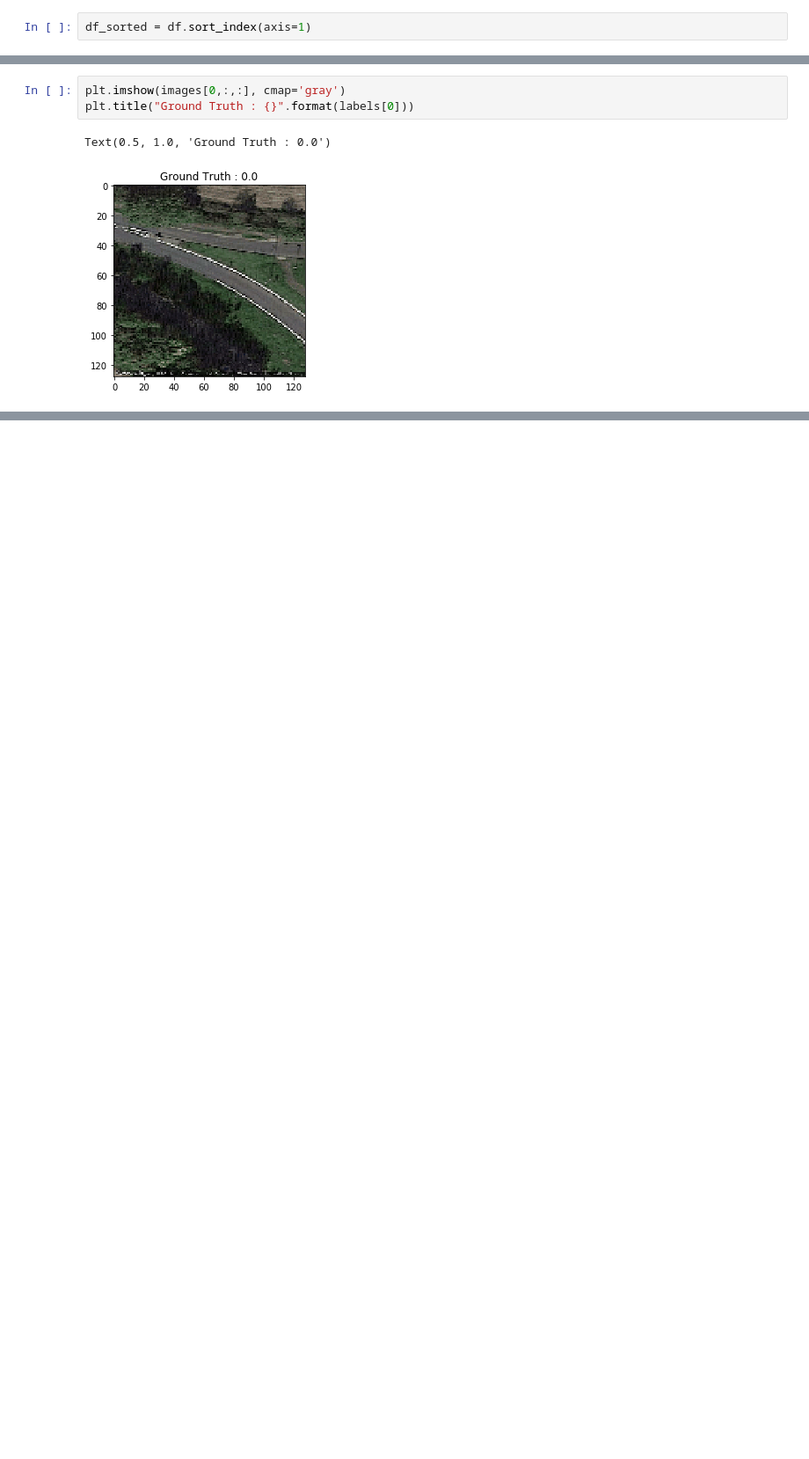
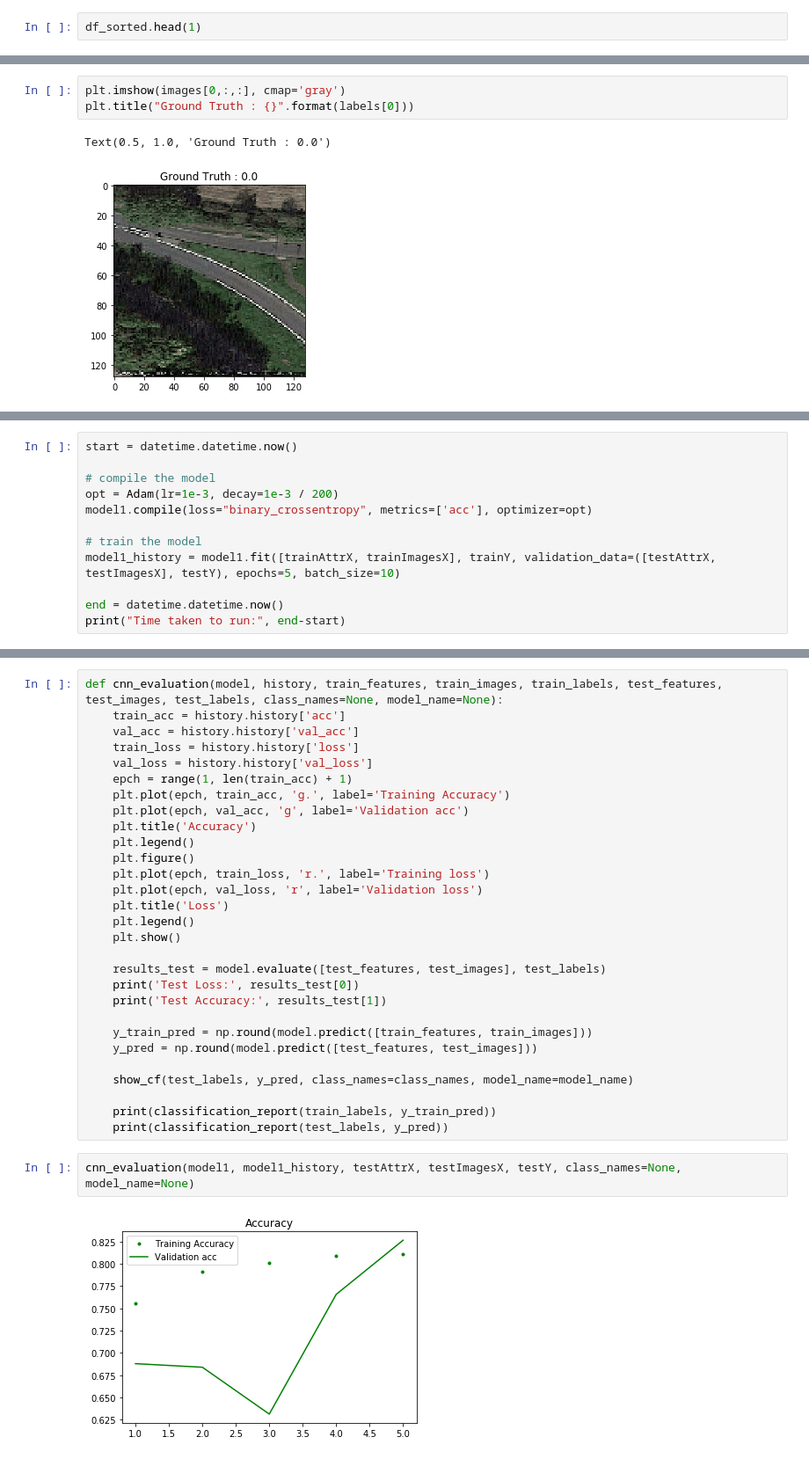
Before and after one commit to FinYoum/Predicting-traffic-accidents-CNN, a Jupyter notebook: Model3.ipynb, the cells around one changed output, grey strips where cells are left out. Shown at 88% size. Saved outputs shown, nothing was run; the diff lists cells and outputs as text; blank space fills up the shorter version.

```diff
--- a/Model3.ipynb
+++ b/Model3.ipynb
@@ -739,2 +614,2 @@ df.head()
 # %%
-df_sorted = df.sort_index(axis=1)
+df_sorted.head(1)
@@ -863,0 +772,12 @@ SystemExit: 2
+# %%
+start = datetime.datetime.now()
+
+# compile the model
+opt = Adam(lr=1e-3, decay=1e-3 / 200)
+model1.compile(loss="binary_crossentropy", metrics=['acc'], optimizer=opt)
+
+# train the model
+model1_history = model1.fit([trainAttrX, trainImagesX], trainY, validation_data=([testAttrX, testImagesX], testY), epochs=5, batch_size=10)
+
+end = datetime.datetime.now()
+print("Time taken to run:", end-start)
@@ -863,0 +822,33 @@ SystemExit: 2
+# %%
+def cnn_evaluation(model, history, train_features, train_images, train_labels, test_features, test_images, test_labels, class_names=None, model_name=None):
+    train_acc = history.history['acc']
+    val_acc = history.history['val_acc']
+    train_loss = history.history['loss']
+    val_loss = history.history['val_loss']
+    epch = range(1, len(train_acc) + 1)
+    plt.plot(epch, train_acc, 'g.', label='Training Accuracy')
+    plt.plot(epch, val_acc, 'g', label='Validation acc')
+    plt.title('Accuracy')
+    plt.legend()
+    plt.figure()
+    plt.plot(epch, train_loss, 'r.', label='Training loss')
+    plt.plot(epch, val_loss, 'r', label='Validation loss')
+    plt.title('Loss')
+    plt.legend()
+    plt.show()
+
+    results_test = model.evaluate([test_features, test_images], test_labels)
+    print('Test Loss:', results_test[0])
+    print('Test Accuracy:', results_test[1])
+
+    y_train_pred = np.round(model.predict([train_features, train_images]))
+    y_pred = np.round(model.predict([test_features, test_images]))
+
+    show_cf(test_labels, y_pred, class_names=class_names, model_name=model_name)
+
+    print(classification_report(train_labels, y_train_pred))
+    print(classification_report(test_labels, y_pred))
+# %%
+cnn_evaluation(model1, model1_history, testAttrX, testImagesX, testY, class_names=None, model_name=None)
+# %% [output]
+[figure, added]
```
Also changed, not shown: parts of 70 cells of this notebook, 13 other files.
